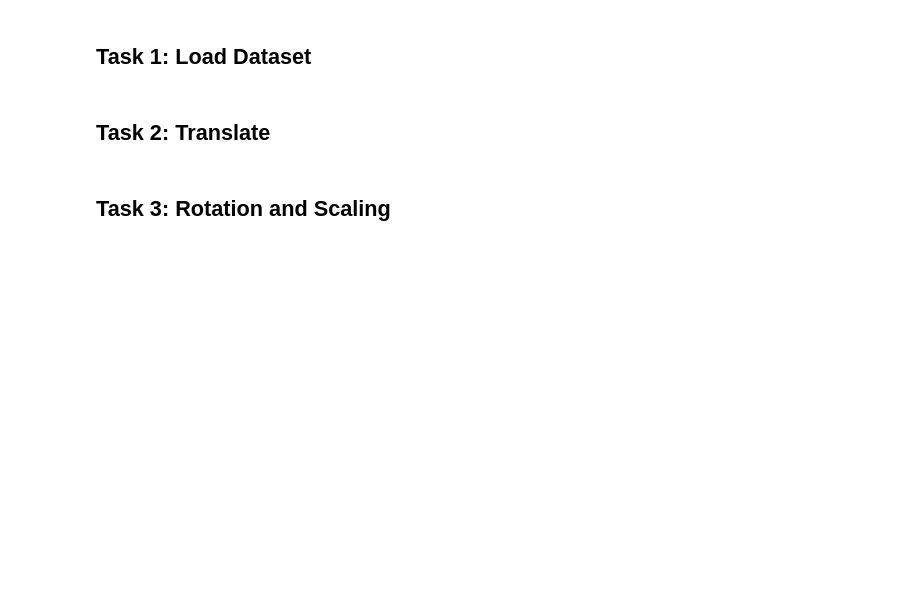
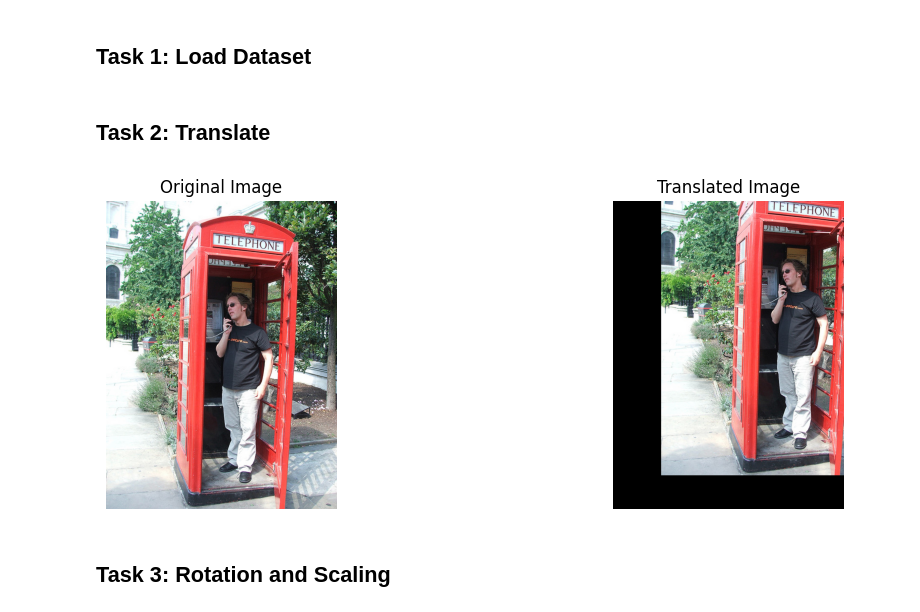
Before and after one commit to mobatusi/data-augmentation-ml, a Jupyter notebook: data_augmentation.ipynb, the cells around one changed output. Saved outputs shown, nothing was run; the diff lists cells and outputs as text; code cells hidden in the pictures; blank space fills up the shorter version.

Commit message:
translate the image

```diff
--- a/data_augmentation.ipynb
+++ b/data_augmentation.ipynb
@@ -50,6 +50,32 @@ for i in range(1, 11):
 ## Task 2: Translate
 # %%
 # Translate img
+# Create the translation matrix
+# [[1, 0, tx],
+#  [0, 1, ty]]
+translation_matrix = np.float32([[1, 0, 100],
+                               [0, 1, -70]])
+
+# Get image dimensions
+height, width = img.shape[:2]
+
+# Apply translation using warpAffine
+translated_img = cv2.warpAffine(img, translation_matrix, (width, height))
+
+# Display original and translated images
+plt.figure(figsize=(12,4))
+plt.subplot(121)
+plt.imshow(img)
+plt.title('Original Image')
+plt.axis('off')
+
+plt.subplot(122)
+plt.imshow(translated_img)
+plt.title('Translated Image')
+plt.axis('off')
+plt.show()
+# %% [output]
+[figure, added]
 # %% [markdown]
 ## Task 3: Rotation and Scaling
 # %%
```
